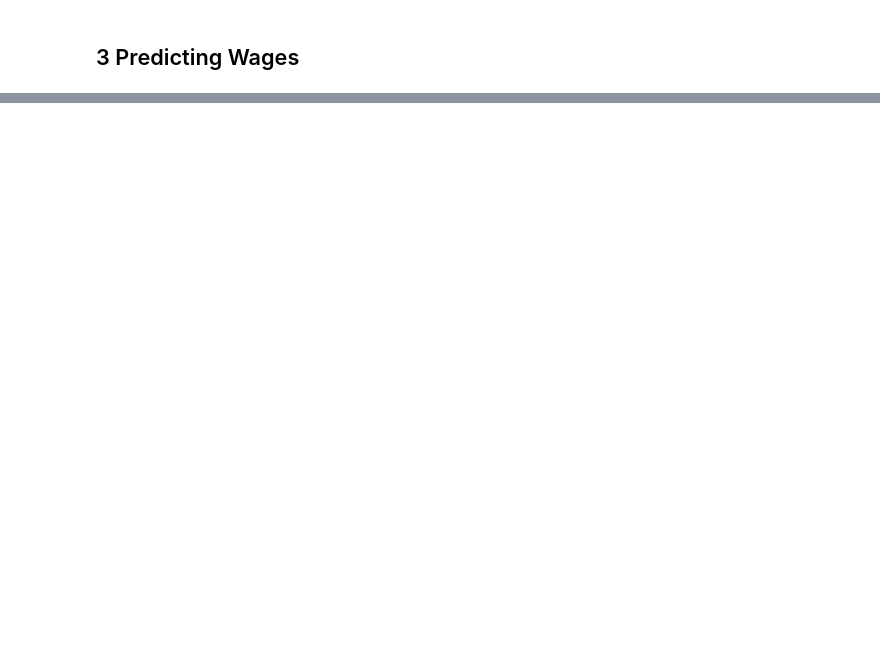
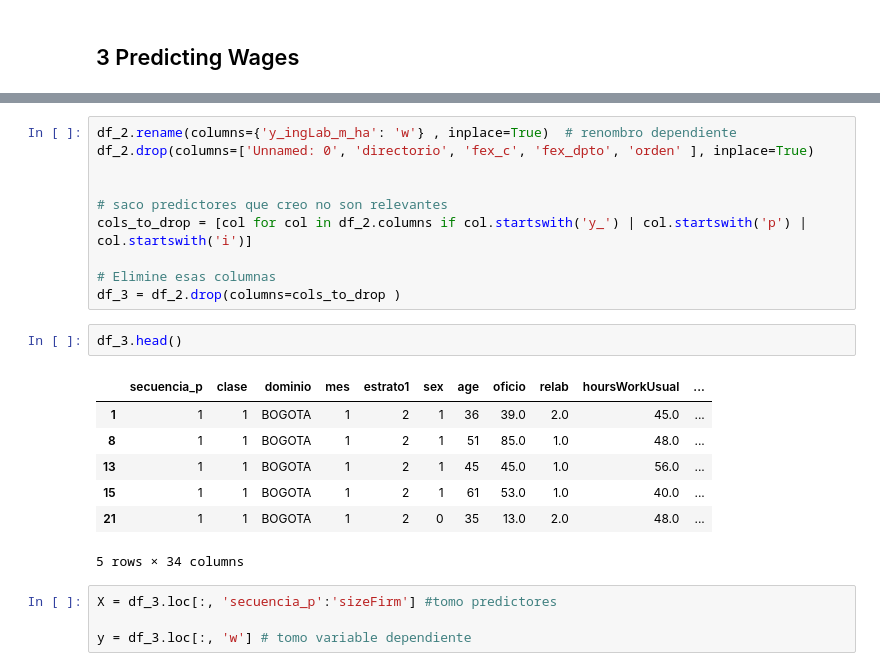
Before and after one commit to dipla70/ML-TP1, a Jupyter notebook: TP1.ipynb, the cells around one changed output, grey strips where cells are left out. Drawn from its saved outputs; the diff is of its cells as text; blank space fills up the shorter version.

Commit message:
seleccion de algunos predictores y split the sample into two

```diff
--- a/TP1.ipynb
+++ b/TP1.ipynb
@@ -72,0 +118,24 @@ print((df_1['y_ingLab_m_ha'] == 0).sum())
+# %%
+df_2.rename(columns={'y_ingLab_m_ha': 'w'} , inplace=True)  # renombro dependiente
+df_2.drop(columns=['Unnamed: 0', 'directorio', 'fex_c', 'fex_dpto', 'orden' ], inplace=True)
+
+
+# saco predictores que creo no son relevantes
+cols_to_drop = [col for col in df_2.columns if col.startswith('y_') | col.startswith('p') | col.startswith('i')]
+
+# Elimine esas columnas
+df_3 = df_2.drop(columns=cols_to_drop )
+# %%
+df_3.head()
+# %% [output]
+|  | secuencia_p | clase | dominio | mes | estrato1 | sex | age | oficio | relab | hoursWorkUsual | ... |
+| 1 | 1 | 1 | BOGOTA | 1 | 2 | 1 | 36 | 39.0 | 2.0 | 45.0 | ... |
+| 8 | 1 | 1 | BOGOTA | 1 | 2 | 1 | 51 | 85.0 | 1.0 | 48.0 | ... |
+| 13 | 1 | 1 | BOGOTA | 1 | 2 | 1 | 45 | 45.0 | 1.0 | 56.0 | ... |
+| 15 | 1 | 1 | BOGOTA | 1 | 2 | 1 | 61 | 53.0 | 1.0 | 40.0 | ... |
+| 21 | 1 | 1 | BOGOTA | 1 | 2 | 0 | 35 | 13.0 | 2.0 | 48.0 | ... |
+5 rows × 34 columns
+# %%
+X = df_3.loc[:, 'secuencia_p':'sizeFirm'] #tomo predictores
+
+y = df_3.loc[:, 'w'] # tomo variable dependiente
```
Also changed, not shown: parts of 7 cells of this notebook.
